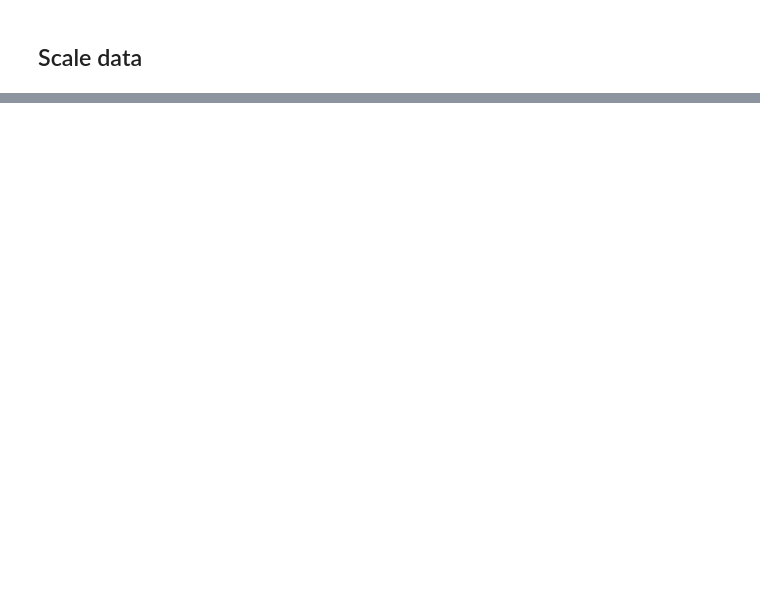
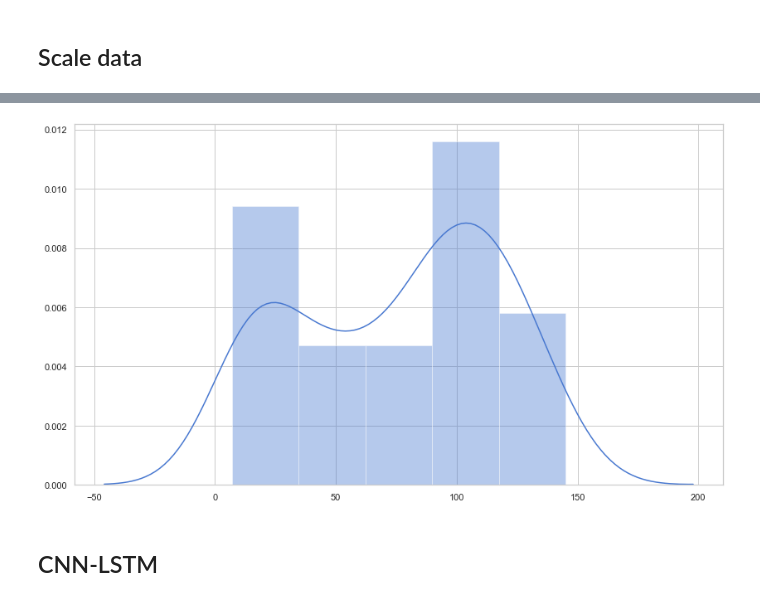
Before and after one commit to kevinpulido89/ML, a Jupyter notebook: C-MAPSS.ipynb, the cells around one changed output, grey strips where cells are left out. Cells and saved outputs as stored; diff of their text form; code cells hidden in the pictures; blank space fills up the shorter version.

```diff
--- a/C-MAPSS.ipynb
+++ b/C-MAPSS.ipynb
@@ -24,0 +40,7 @@ df1.head()
+# %%
+RUL_df1 = pd.read_csv('datasets/Vitesco/RUL_FD001.txt',
+                  sep=" ", header=None)
+
+print(RUL_df1.shape)
+RUL_df1.drop([1], axis=1, inplace=True)
+RUL_df1.mean()
@@ -195,0 +292,2 @@ def scaleData(data):
+# %%
+test_ruls = RUL_df1.values.tolist()
@@ -195,0 +304,5 @@ def scaleData(data):
+# %%
+sns.distplot(test_ruls,norm_hist=True )
+plt.show()
+# %% [output]
+[figure, added]
@@ -195,0 +316,2 @@ def scaleData(data):
+# %% [markdown]
+## CNN-LSTM
```
Also changed, not shown: parts of 44 cells of this notebook.
